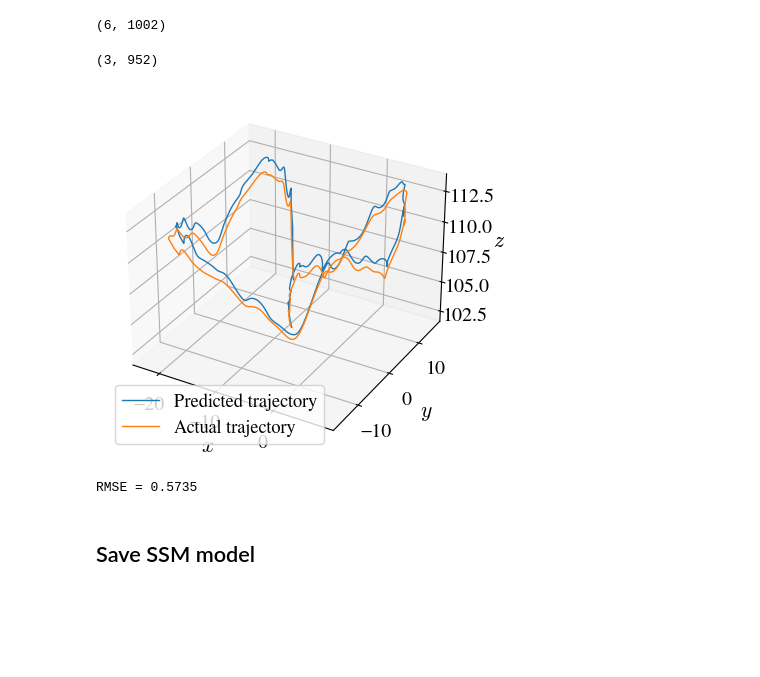
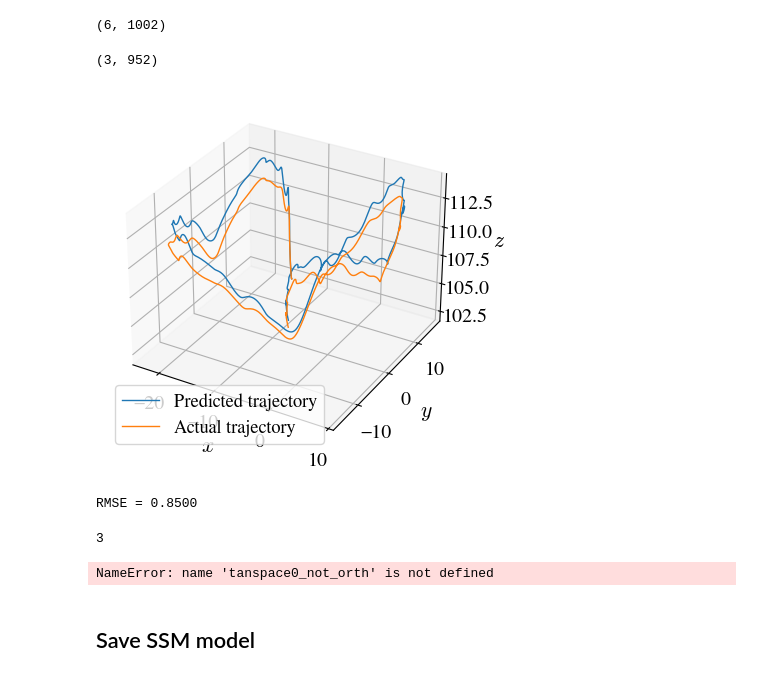
Before and after one commit to StanfordASL/SSMR-for-control, a Jupyter notebook: ROM/python/generateSSMmodel_switchCoords.ipynb, the cells around one changed output. Drawn from its saved outputs; the diff is of its cells as text; code cells hidden in the pictures; blank space fills up the shorter version.

```diff
--- a/ROM/python/generateSSMmodel_switchCoords.ipynb
+++ b/ROM/python/generateSSMmodel_switchCoords.ipynb
@@ -88,3 +87,7 @@ if use_data == 'john':
 Compute reduced coordinates using delay embedding on the available oData
 # %%
 N_DELAY = 4
+# %%
+Data['yData'] = deepcopy(Data['oData'])
+Data['yData'][0][1].shape
+utils.delayEmbedding(Data['yData'][0][1], up_to_delay=N_DELAY)[:, :-4].shape
@@ -92,8 +97,8 @@ N_DELAY = 4
 Data['yData'] = deepcopy(Data['oData'])
 for i in range(nTRAJ):
     delay_embedded_traj = utils.delayEmbedding(Data['oData'][i][1], up_to_delay=N_DELAY)
-    Data['yData'][i][1] = delay_embedded_traj[:, :-4]
-    Data['yData'][i][0] = Data['yData'][i][0][4:]
+    Data['yData'][i][1] = delay_embedded_traj
+    # Data['yData'][i][0] = Data['yData'][i][0][4:]
 # %%
 t_interval = [0.08, 2.6]
 Data['oDataTrunc'] = utils.slice_trajectories(Data['oData'], t_interval)
@@ -554,10 +593,7 @@ from scipy.interpolate import interp1d
 # %%
 Rauton = utils.Rauton(RDInfo)
 Vauton = lambda x: IMInfo['parametrization']['H'] @ utils.multivariate_polynomial(x, IMInfo['parametrization']['polynomialOrder'])
-if observables == "pos-vel":
-    Wauton = lambda y: IMInfo['chart']['H'] @ utils.multivariate_polynomial(y, IMInfo['chart']['polynomialOrder'])
-elif observables == "delay embedding":
-    Wauton = lambda y: Vde.T @ y
+Wauton = lambda y: IMInfo['chart']['H'] @ utils.multivariate_polynomial(y, IMInfo['chart']['polynomialOrder'])
 # %% [markdown]
 ### Learn control matrix $B$
 # %% [markdown]
@@ -612,9 +642,9 @@ plot.inputs(t_train, u_train)
 Do delay embedding on the tip position (and optionally, on the inputs). Then, compute reduced coordinates and gradient as predicted by reduced dynamics, as well as the numerical (true) gradient
 # %%
 # delay-embed tip position (as well as inputs?). Single delay only
-# N_DELAY = 1
-# DEBUG: Change to original of 4 delays
-N_DELAY = 4
+N_DELAY = 1
+# DEBUG: Change to original
+# N_DELAY = 4
 
 y_train = utils.delayEmbedding(z_shift_train, embed_coords=[0, 1, 2], up_to_delay=N_DELAY)
 print(f"y.shape: {y_train.shape}, u.shape: {u_train.shape}")
@@ -627,9 +657,9 @@ dxDt_ROM = Rauton(x_train)
 
 # optionally, throw away some of the training data
 # keep_indices = np.s_[4000:-100]
-# keep_indices = np.s_[30:-20]
+keep_indices = np.s_[30:-20]
 # DEBUG: Change keep_indices
-keep_indices = np.s_[10:-10]
+# keep_indices = np.s_[10:-10]
 
 t_train_trunc = t_train[keep_indices]
 u_train_trunc = u_train[:, keep_indices]
@@ -740,43 +770,46 @@ uFun = lambda t: uInterpFun(t).reshape(-1, 1)
 # dxDtInterpFun = interp1d(t_test, dxDt_ROM, axis=1, fill_value="extrapolate")
 def R(t, y):
     return Rauton(np.atleast_2d(y)) + B_learn @ assemble_features(uFun(t), y) # utils.multivariate_polynomial(uFun(t), order=polyUorder)
     # return dxDtInterpFun(t)
 
 # solve IVP of reduced dynamics using open-loop figure8 inputs
 sol = solve_ivp(R,
                 t_span=[t_test[0], t_test[-1]],
                 t_eval=t_test,
                 y0=x_test[:, 0], # np.zeros(2*rDOF),
                 method='RK45',
                 vectorized=True,
                 rtol=1e-3,
                 atol=1e-3)
 # resulting (predicted) open-loop trajectory in reduced coordinates
 xTraj = sol.y
-# yTraj = Vauton(xTraj)[:-3, :]
-# DEBUG:
-yTraj = Vauton(xTraj)[-3:, :]
-
+yTraj = Vauton(xTraj)[:-3, :]
 zTraj = (yTraj.T + z_eq_test).T
 print(zTraj.shape)
 
 plt.close('all')
 ax = plot.traj_3D_xyz(zTraj[0, :],
                       zTraj[1, :],
                       zTraj[2, :], show=False)
 ax = plot.traj_3D_xyz(z_test[3, :],
                       z_test[4, :],
                       z_test[5, :], color="tab:orange", ax=ax, show=False)
 ax.legend(["Predicted trajectory", "Actual trajectory"])
 plt.show()
 # %% [output]
 (3, 952)
-[figure, old version]
+[figure, new version]
 # %%
 RMSE = np.sum(np.sqrt(np.mean((zTraj[0:3, :] - z_test[-3:])**2, axis=0))) / zTraj.shape[1]
 print(f"RMSE = {RMSE:.4f}")
+oDOF
 # %% [output]
-RMSE = 0.5735
+RMSE = 0.8500
+3
+# %%
+B_learn
+# %% [output]
+NameError: name 'tanspace0_not_orth' is not defined
 # %% [markdown]
 ## Save SSM model
 # %% [markdown]
```
Also changed, not shown: parts of 30 cells of this notebook, 5 other files.
